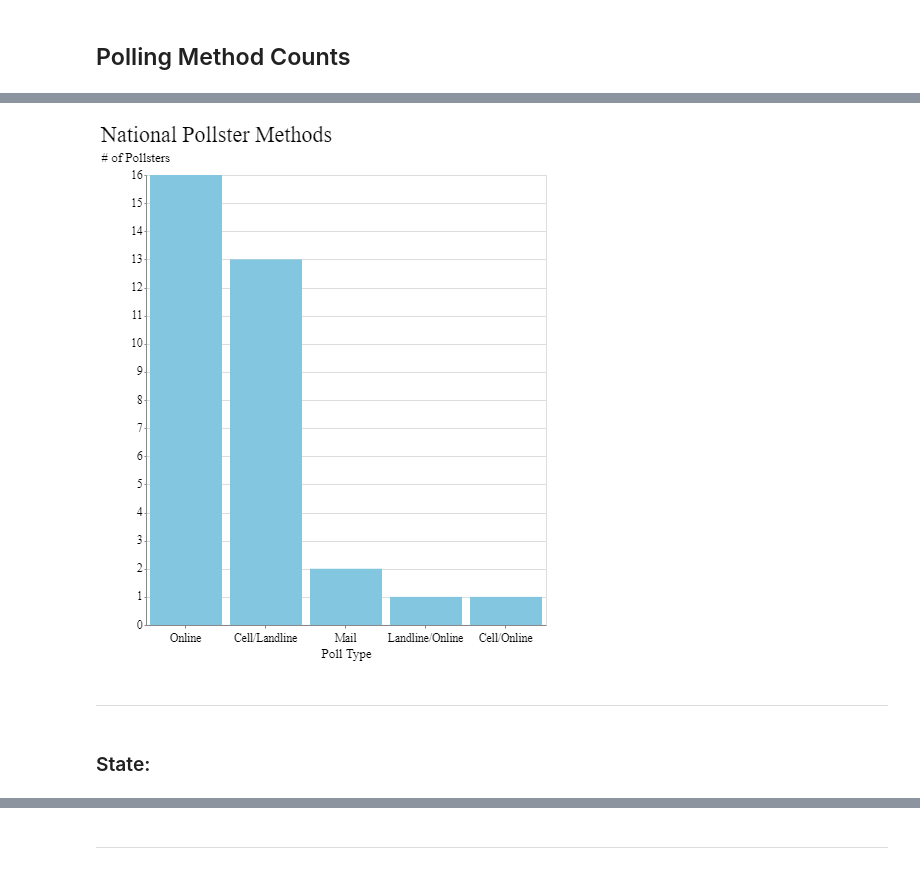
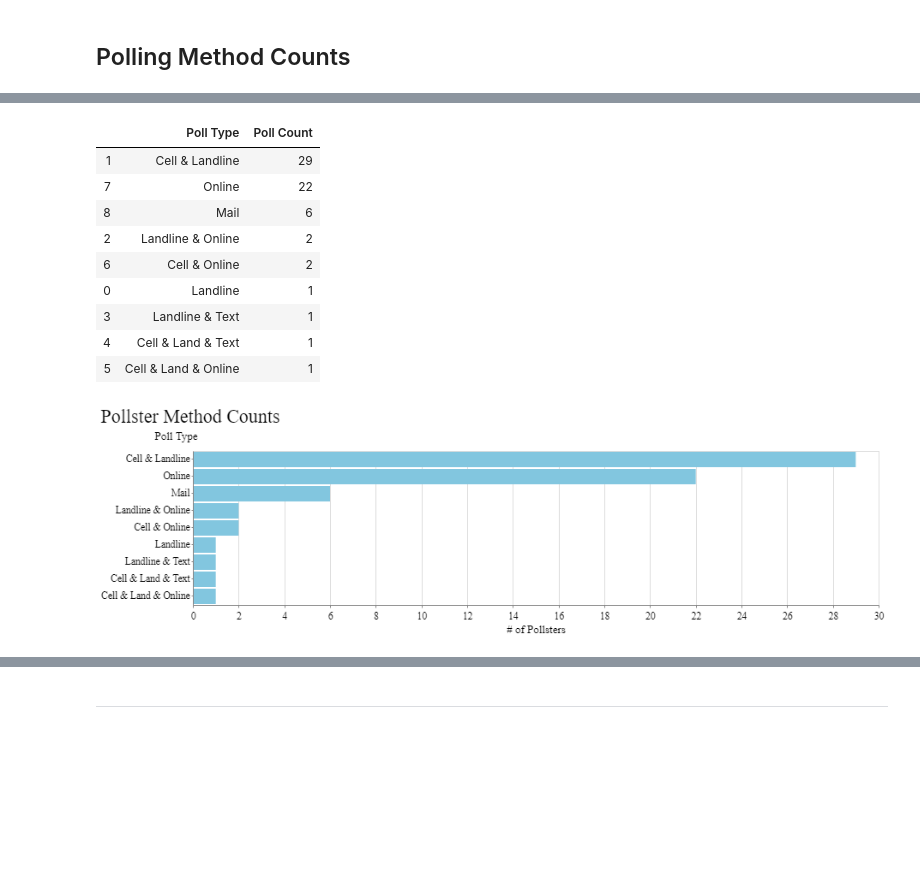
Before and after one commit to hassenmorad/Democratic-Primaries, a Jupyter notebook: Polls/Poll Methods.ipynb, the cells around one changed output, grey strips where cells are left out. Drawn from its saved outputs; the diff is of its cells as text; code cells hidden in the pictures; blank space fills up the shorter version.

```diff
--- a/Polls/Poll Methods.ipynb
+++ b/Polls/Poll Methods.ipynb
@@ -331,8 +292,8 @@ poll_methods
 # %%
 poll_types = []
 poll_counts = []
-for key in national_polls_dict:
+for key in polls_dict:
     poll_types.append(key)
-    poll_counts.append(len(national_polls_dict[key]))
+    poll_counts.append(len(polls_dict[key]))
 # %%
-nat_polls_df = pd.DataFrame({'Poll Type':poll_types, 'Poll Count':poll_counts})
+polls_df = pd.DataFrame({'Poll Type':poll_types, 'Poll Count':poll_counts}).sort_values('Poll Count', ascending=False)
@@ -350,12 +300,23 @@ nat_polls_df
+# %%
+polls_df['Poll Type'] = polls_df['Poll Type'].apply(lambda x:x.replace('/', ' & '))
+# %%
+polls_df
+# %% [output]
+|  | Poll Type | Poll Count |
+| 1 | Cell & Landline | 29 |
+| 7 | Online | 22 |
+| 8 | Mail | 6 |
+| 2 | Landline & Online | 2 |
+| 6 | Cell & Online | 2 |
+| 0 | Landline | 1 |
+| 3 | Landline & Text | 1 |
+| 4 | Cell & Land & Text | 1 |
+| 5 | Cell & Land & Online | 1 |
 # %%
-types = list(nat_polls_df['Poll Type'].values)
+types = list(polls_df['Poll Type'].values)
 # %%
-alt.Chart(nat_polls_df, title='National Pollster Methods').mark_bar().encode(
-    x=alt.X('Poll Type', sort=types),
-    y=alt.Y('Poll Count', title='# of Pollsters')).properties(background='white', width=400)
+alt.Chart(polls_df, title='Pollster Method Counts').mark_bar().encode(
+    y=alt.Y('Poll Type', sort=types),
+    x=alt.X('Poll Count', title='# of Pollsters')).properties(background='white')
 # %% [output]
-[figure, old version]
+[figure, new version]
-# %% [markdown]
----
-# %% [markdown]
-### State:
```
Also changed, not shown: parts of 64 cells of this notebook.
